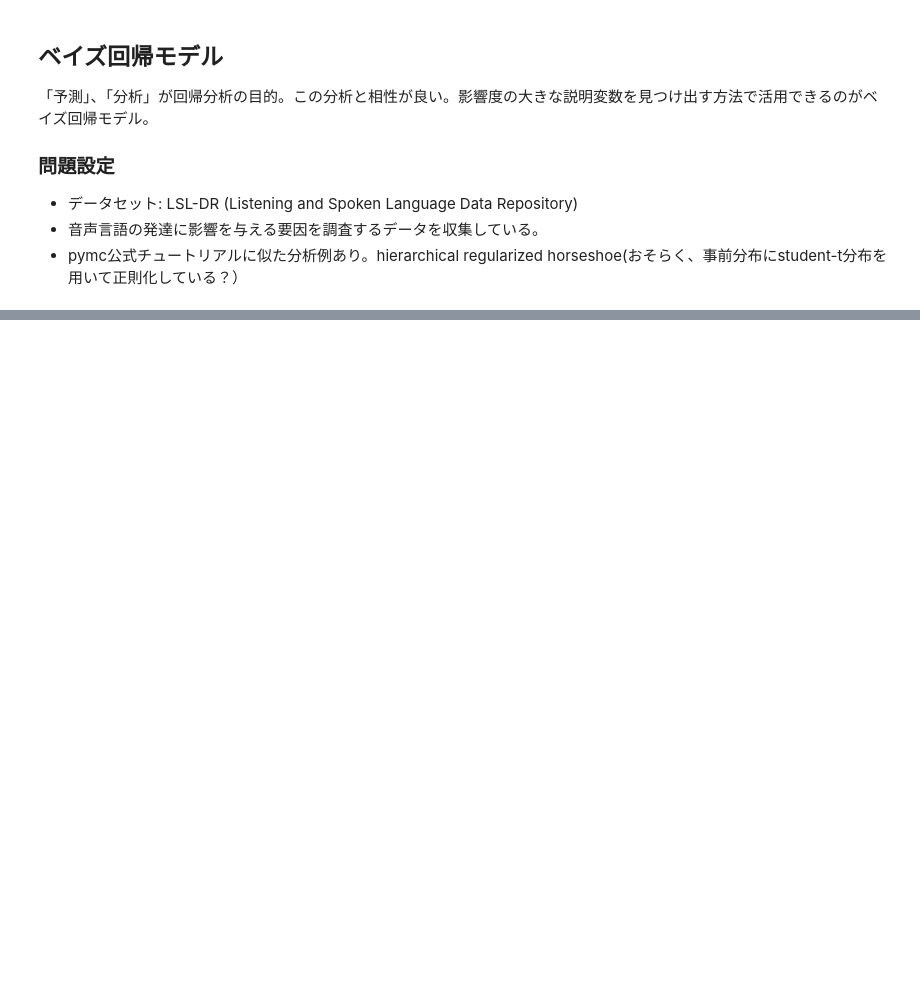
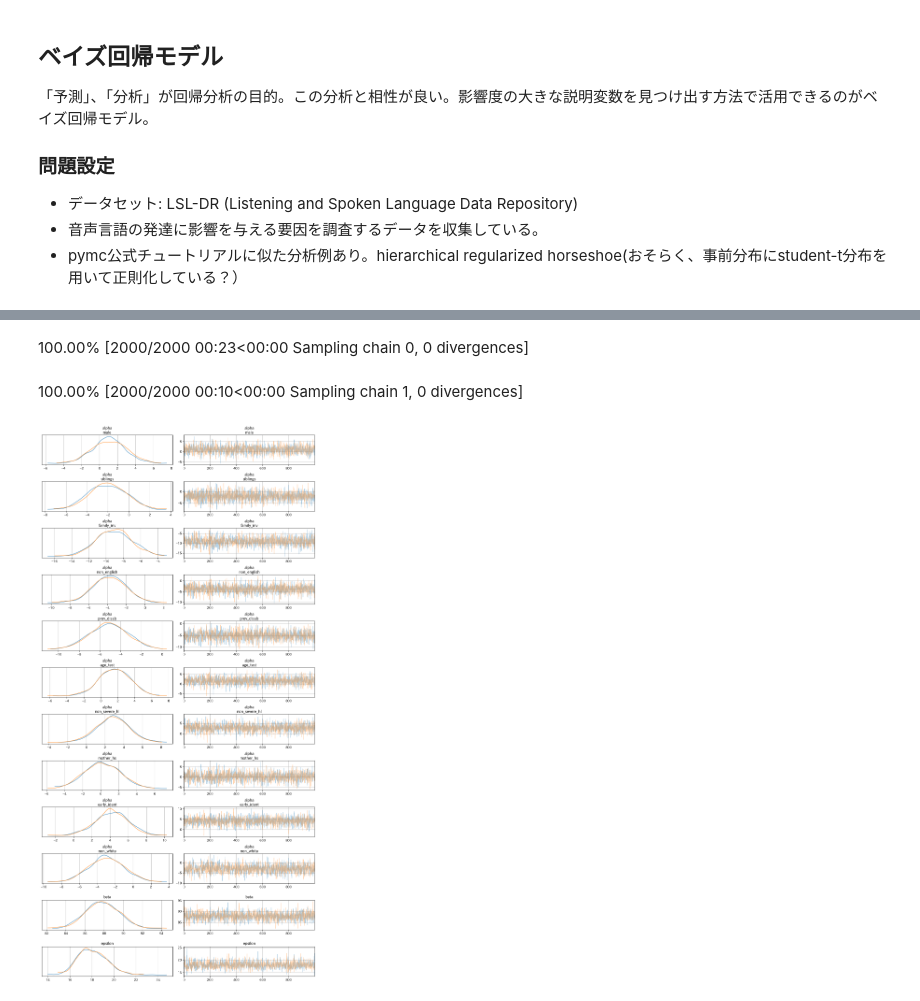
Before and after one commit to makkimaki/python-bayes-intro, a Jupyter notebook: すらすらベイズ写経_3−2.ipynb, the cells around one changed output, grey strips where cells are left out. Cells and saved outputs as stored; diff of their text form; code cells hidden in the pictures; blank space fills up the shorter version.

```diff
--- a/すらすらベイズ写経_3−2.ipynb
+++ b/すらすらベイズ写経_3−2.ipynb
@@ -32,0 +103,3 @@ pd.set_option("display.max_columns", None)
+# %%
+df1 = df.dropna().astype(float)
+print(f"drop後のデータ件数: {len(df1)}")
@@ -32,0 +108,8 @@ pd.set_option("display.max_columns", None)
+# %%
+y = df1.pop("score")
+X = df1.copy()
+
+X -= X.mean()
+X /= X.std()
+
+display(X.head())
@@ -32,0 +123,8 @@ pd.set_option("display.max_columns", None)
+# %%
+N, D = X.shape
+
+columns = X.columns.values
+
+print(f"{N=}")
+print(f"{D=}")
+print(f"{columns=}")
@@ -32,0 +137,18 @@ pd.set_option("display.max_columns", None)
+# %%
+#　確率モデル定義
+model1 = pm.Model(coords={"predictors": columns})
+
+with model1:
+    X_data = pm.ConstantData("X_data", X.T)
+    y_data = pm.ConstantData("y_data", y)
+
+    alpha = pm.Normal("alpha", mu=0.0, sigma=10.0, dims="predictors")
+    beta = pm.Normal("beta", mu=100.0, sigma=25.0) # 一次関数の切片にあたるため、scoreのスケールに沿った設定が必要になる
+    epsilon = pm.HalfNormal("epsilon", sigma=25.0)
+
+    mu = pm.Deterministic("mu", alpha @ X_data + beta)
+
+    obs = pm.Normal("obs", mu=mu, sigma=epsilon, observed=y_data)
+
+g = pm.model_to_graphviz(model1)
+display(g)
@@ -32,0 +157,11 @@ pd.set_option("display.max_columns", None)
+# %%
+with model1:
+    idata1 = pm.sample(random_seed=42, target_accept=0.95)
+
+az.plot_trace(idata1, var_names=["alpha", "beta", "epsilon"], compact=False)
+plt.tight_layout()
+plt.show()
+# %% [output]
+100.00% [2000/2000 00:23<00:00 Sampling chain 0, 0 divergences]
+100.00% [2000/2000 00:10<00:00 Sampling chain 1, 0 divergences]
+[figure, added]
```
Also changed, not shown: parts of 16 cells of this notebook.
